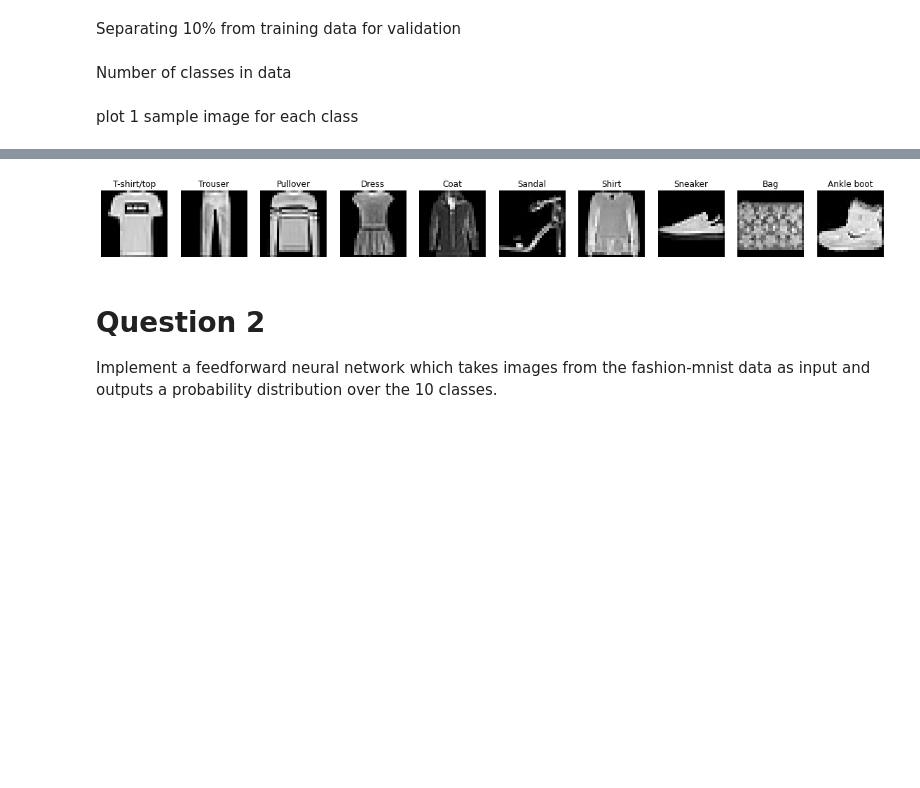
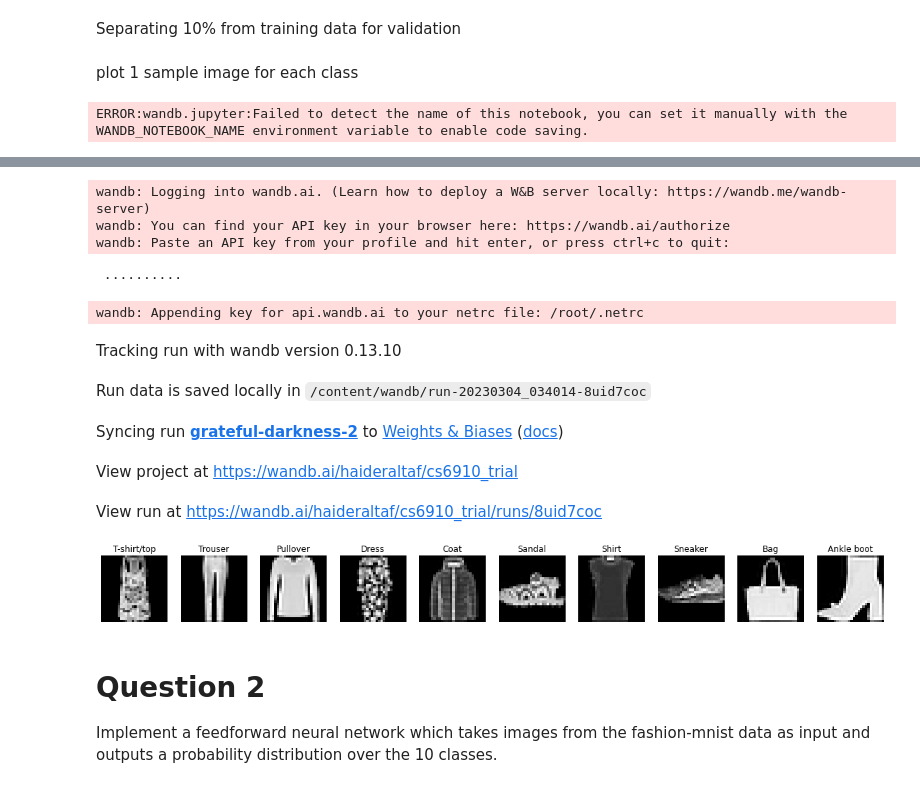
Before and after one commit to HaiderAltaf/Gradient-Descent-Algorithm-and-its-variants, a Jupyter notebook: cs6910_assig1.ipynb, the cells around one changed output, grey strips where cells are left out. Saved outputs shown, nothing was run; the diff lists cells and outputs as text; code cells hidden in the pictures; blank space fills up the shorter version.

```diff
--- a/cs6910_assig1.ipynb
+++ b/cs6910_assig1.ipynb
@@ -46,16 +61,19 @@ shuffled_indices = np.random.permutation(len(X_train))
 train_indices, validation_indices = shuffled_indices[:-validation_size], shuffled_indices[-validation_size:]
 X_train, X_validation = X_train[train_indices], X_train[validation_indices]
 y_train, y_validation = y_train[train_indices], y_train[validation_indices]
-# %% [markdown]
-Number of classes in data
 # %% [markdown]
  plot 1 sample image for each class
 # %%
+# Initialize WandB
+wandb.init(project="cs6910_trial")
+
 class_names = ['T-shirt/top', 'Trouser', 'Pullover', 'Dress', 'Coat', 'Sandal',
                'Shirt', 'Sneaker', 'Bag', 'Ankle boot']
 
 no_of_classes = len(class_names)
 fig, axes = plt.subplots(1, no_of_classes, figsize=(20,20))
+
+list_of_images  = []   # to give to the wandb
 
 for i in range(no_of_classes):
 
@@ -63,9 +81,12 @@ for i in range(no_of_classes):
     idx = np.where(y_train == i)[0][0]
 
     # Plot the image
-    axes[i].imshow(x_train[idx].reshape(28,28), cmap='gray')
+    image = axes[i].imshow(X_train[idx].reshape(28,28), cmap='gray')
     axes[i].set_title(class_names[i])
     axes[i].axis('off')
+    list_of_images.append(image)
+
 
 plt.show()
 # %% [output]
+ERROR:wandb.jupyter:Failed to detect the name of this notebook, you can set it manually with the WANDB_NOTEBOOK_NAME environment variable to enable code saving.
@@ -72 +94,11 @@ plt.show()
+wandb: Logging into wandb.ai. (Learn how to deploy a W&B server locally: https://wandb.me/wandb-server)
+wandb: You can find your API key in your browser here: https://wandb.ai/authorize
+wandb: Paste an API key from your profile and hit enter, or press ctrl+c to quit:
+ ··········
+wandb: Appending key for api.wandb.ai to your netrc file: /root/.netrc
+Tracking run with wandb version 0.13.10
+Run data is saved locally in /content/wandb/run-20230304_034014-8uid7coc
+Syncing run grateful-darkness-2 to Weights & Biases (docs)
+View project at https://wandb.ai/haideraltaf/cs6910_trial
+View run at https://wandb.ai/haideraltaf/cs6910_trial/runs/8uid7coc
-[figure, old version]
+[figure, new version]
```
Also changed, not shown: parts of 9 cells of this notebook.
